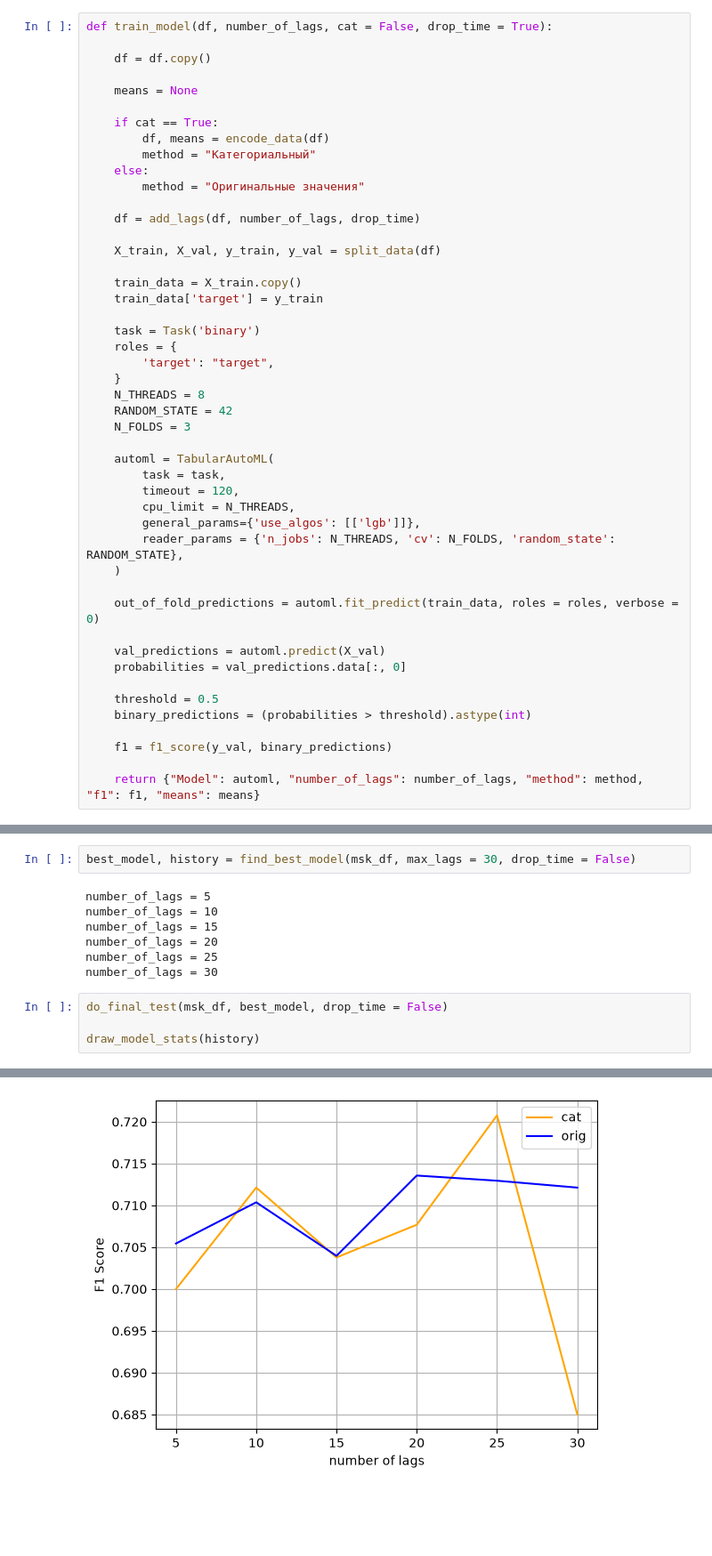
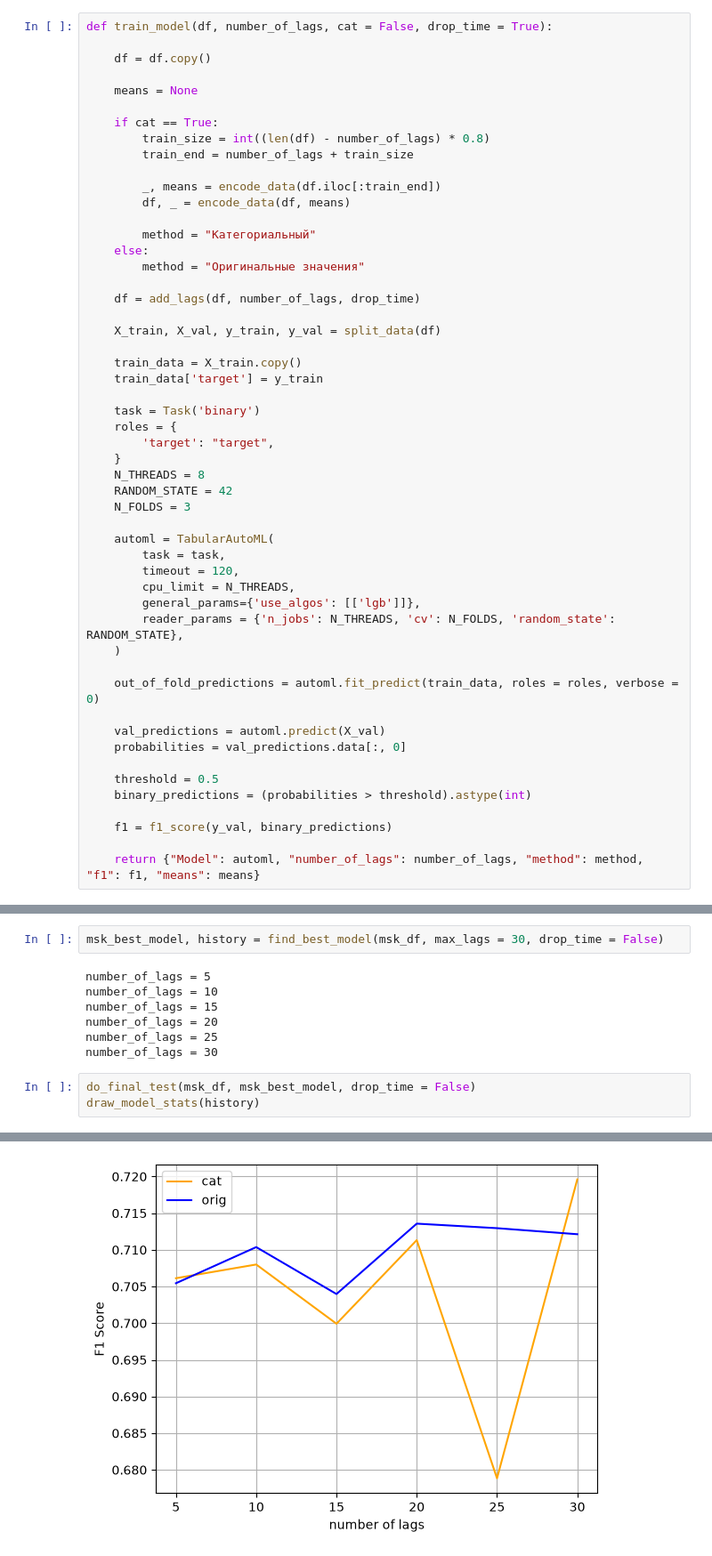
Before and after one commit to E1Gri/AI-Forecast, a Jupyter notebook: model_training.ipynb, the cells around one changed output, grey strips where cells are left out. Shown at 89% size. Cells and saved outputs as stored; diff of their text form; blank space fills up the shorter version.

```diff
--- a/model_training.ipynb
+++ b/model_training.ipynb
@@ -249,7 +276,12 @@ def train_model(df, number_of_lags, cat = False, drop_time = True):
     means = None
 
     if cat == True:
-        df, means = encode_data(df)
+        train_size = int((len(df) - number_of_lags) * 0.8)
+        train_end = number_of_lags + train_size
+
+        _, means = encode_data(df.iloc[:train_end])
+        df, _ = encode_data(df, means)
+
         method = "Категориальный"
     else:
         method = "Оригинальные значения"
@@ -399,5 +450,5 @@ test f1 = 0.7158329035585353
 # %%
-best_model, history = find_best_model(msk_df, max_lags = 30, drop_time = False)
+msk_best_model, history = find_best_model(msk_df, max_lags = 30, drop_time = False)
 # %% [output]
 number_of_lags = 5
 number_of_lags = 10
@@ -406,7 +457,6 @@ number_of_lags = 20
 number_of_lags = 25
 number_of_lags = 30
 # %%
-do_final_test(msk_df, best_model, drop_time = False)
-
+do_final_test(msk_df, msk_best_model, drop_time = False)
 draw_model_stats(history)
 # %% [output]
@@ -415,2 +465,2 @@ test f1 = 0.6979166666666666
-[figure, old version]
+[figure, new version]
 # %%
```
Also changed, not shown: parts of 28 cells of this notebook, 3 other files.
